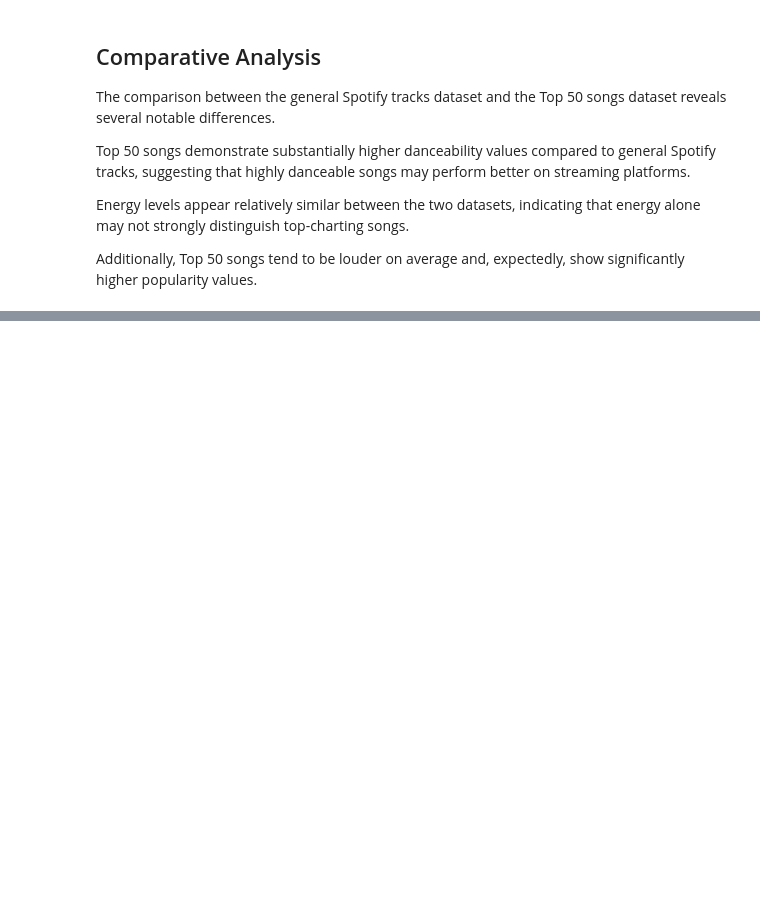
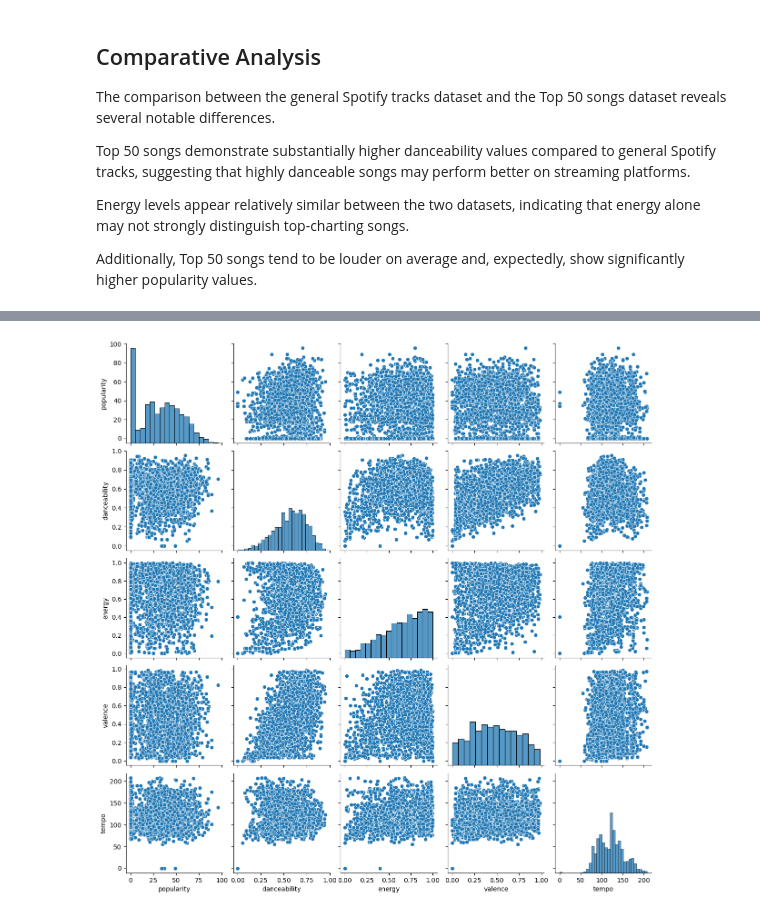
Before and after one commit to mimihorozova/spotify_analysis, a Jupyter notebook: spotify_analysis.ipynb, the cells around one changed output, grey strips where cells are left out. Saved outputs shown, nothing was run; the diff lists cells and outputs as text; code cells hidden in the pictures; blank space fills up the shorter version.

```diff
--- a/spotify_analysis.ipynb
+++ b/spotify_analysis.ipynb
@@ -642,0 +717,14 @@ Additionally, Top 50 songs tend to be louder on average and, expectedly, show si
+# %%
+pairplot_data = tracks[[
+    'popularity',
+    'danceability',
+    'energy',
+    'valence',
+    'tempo'
+]].sample(2000)
+
+sns.pairplot(pairplot_data)
+
+plt.show()
+# %% [output]
+[figure, added]
```
Also changed, not shown: parts of 8 cells of this notebook.
